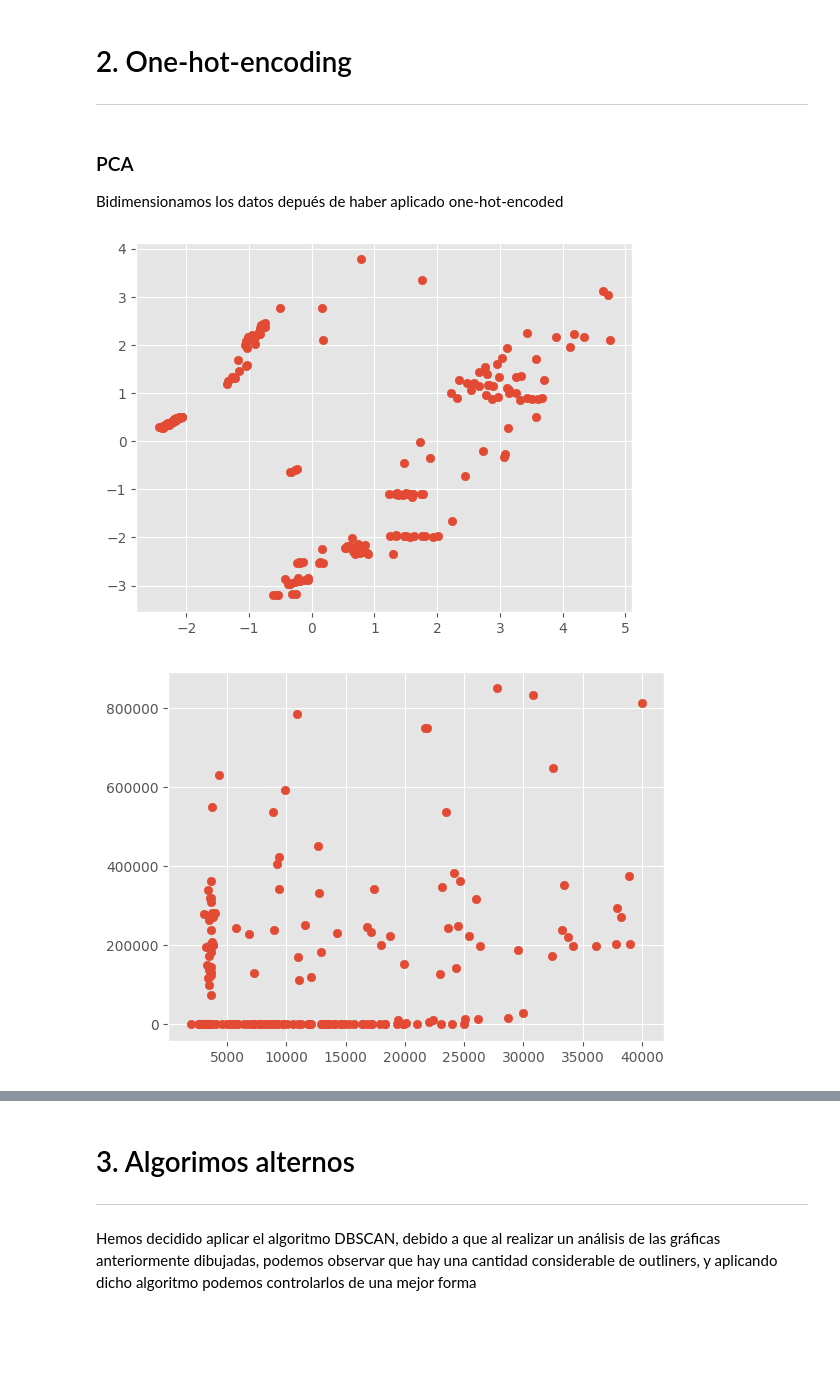
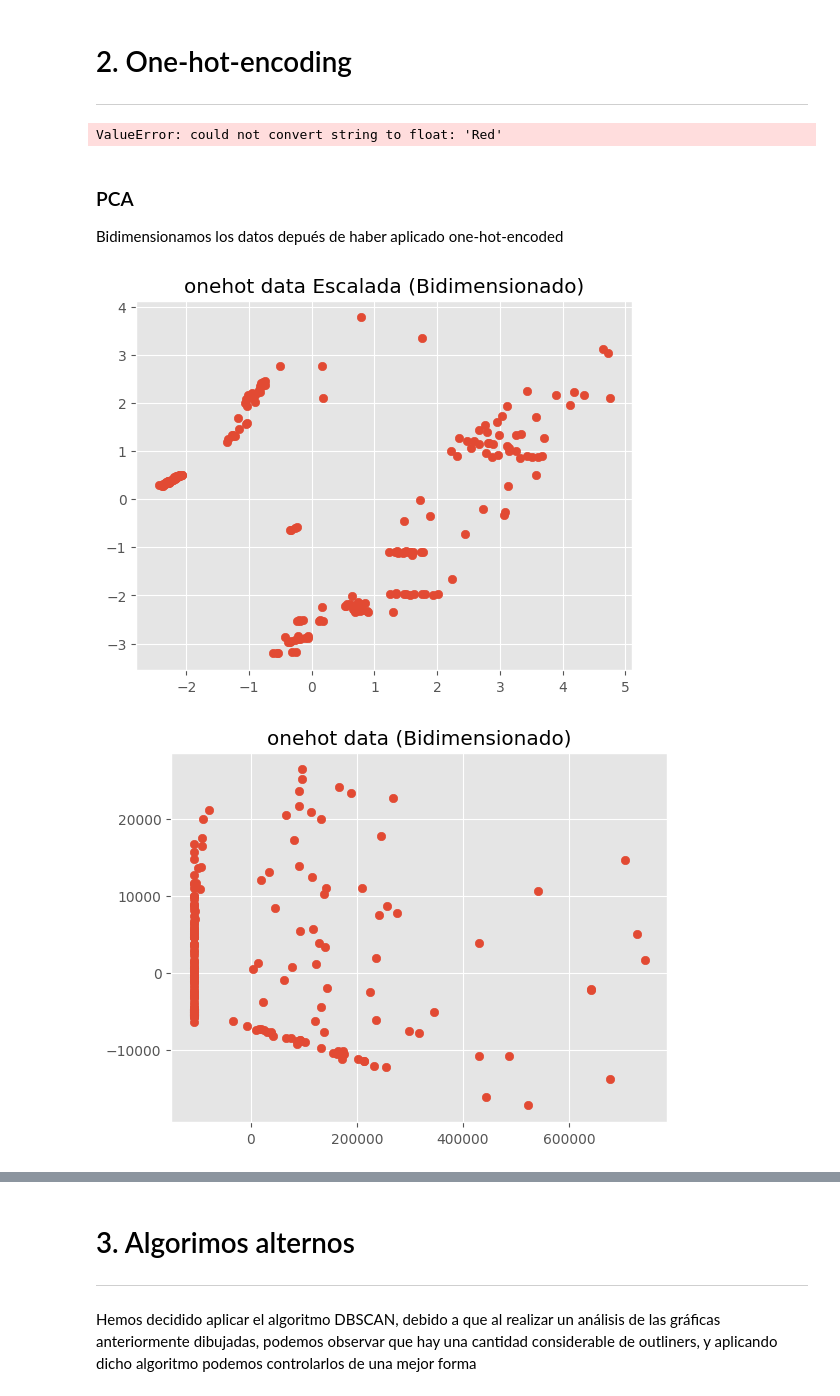
Before and after one commit to V1centeB/Aprendizaje_Automatico-P2-G1, a Jupyter notebook: model.ipynb, the cells around one changed output, grey strips where cells are left out. Drawn from its saved outputs; the diff is of its cells as text; code cells hidden in the pictures; blank space fills up the shorter version.

```diff
--- a/model.ipynb
+++ b/model.ipynb
@@ -271,6 +271,35 @@ X_ordinal = np.concatenate((X_ordinal[:, :-2], X_ordinal_encoded), axis=1)
 # Escalamos los datos
 X_onehot_scaled = scale(X_onehot)
 X_ordinal_scaled = scale(X_ordinal)
+
+# === Representamos data ==========================================================
+# Figura para onehot data
+fig_onehot_scaled = plt.figure(0)
+plt.grid(True)
+plt.scatter(X_onehot_scaled[:,0],X_onehot_scaled[:,1])
+plt.title('onehot data Escalada')
+plt.show()
+
+fig_onehot_scaled = plt.figure(0)
+plt.grid(True)
+plt.scatter(X_onehot[:,0],X_onehot[:,1])
+plt.title('onehot data')
+plt.show()
+
+# Figura para ordinal data
+fig_ordinal_scaled = plt.figure(0)
+plt.grid(True)
+plt.scatter(X_ordinal_scaled[:,0],X_ordinal_scaled[:,1])
+plt.title('ordinal data Escalada')
+plt.show()
+
+fig_onehot_scaled = plt.figure(0)
+plt.grid(True)
+plt.scatter(X_ordinal[:,0],X_ordinal[:,1])
+plt.title('ordinal data')
+plt.show()
+# %% [output]
+ValueError: could not convert string to float: 'Red'
 # %% [markdown]
 ### PCA
 Bidimensionamos los datos depués de haber aplicado one-hot-encoded
@@ -281,31 +310,37 @@ from sklearn.datasets import load_digits
 
 # Apply PCA to reduce dimensions to 2
 pca = PCA(n_components=2)
-X_onehot_scaled = pca.fit_transform(X_onehot_scaled)
-X_ordinal_scaled = pca.fit_transform(X_ordinal_scaled)
+X_pca_onehot_scaled = pca.fit_transform(X_onehot_scaled)
+X_pca_onehot = pca.fit_transform(X_onehot)
+X_pca_ordinal_scaled = pca.fit_transform(X_ordinal_scaled)
+X_pca_ordinal = pca.fit_transform(X_ordinal)
 # %%
 # === Representamos data ==========================================================
 # Figura para onehot data
 fig_onehot_scaled = plt.figure(0)
 plt.grid(True)
-plt.scatter(X_onehot_scaled[:,0],X_onehot_scaled[:,1])
+plt.scatter(X_pca_onehot_scaled[:,0],X_pca_onehot_scaled[:,1])
+plt.title('onehot data Escalada (Bidimensionado)')
 plt.show()
 
 fig_onehot_scaled = plt.figure(0)
 plt.grid(True)
-plt.scatter(X_onehot[:,0],X_onehot[:,1])
+plt.scatter(X_pca_onehot[:,0],X_pca_onehot[:,1])
+plt.title('onehot data (Bidimensionado)')
 plt.show()
 
 # Figura para ordinal data
 fig_ordinal_scaled = plt.figure(0)
 plt.grid(True)
-plt.scatter(X_ordinal_scaled[:,0],X_ordinal_scaled[:,1])
+plt.scatter(X_pca_ordinal_scaled[:,0],X_pca_ordinal_scaled[:,1])
+plt.title('ordinal data Escalada (Bidimensionado)')
 plt.show()
 
 fig_onehot_scaled = plt.figure(0)
 plt.grid(True)
-plt.scatter(X_ordinal[:,0],X_ordinal[:,1])
+plt.scatter(X_pca_ordinal[:,0],X_pca_ordinal[:,1])
+plt.title('ordinal data (Bidimensionado)')
 plt.show()
 # %% [output]
-[figure, old version]
+[figure, new version]
-[figure, old version]
+[figure, new version]
```
Also changed, not shown: parts of 7 cells of this notebook.
